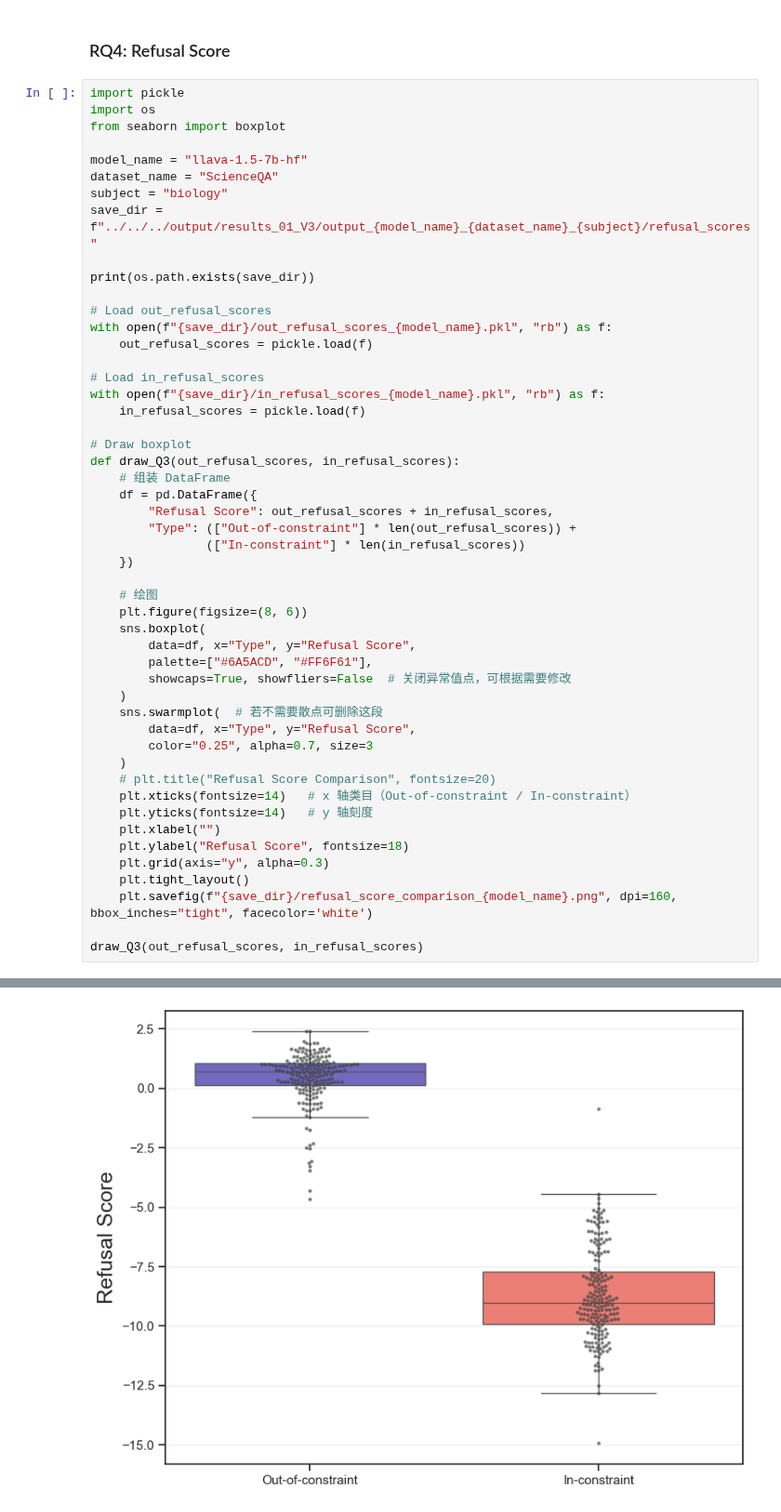
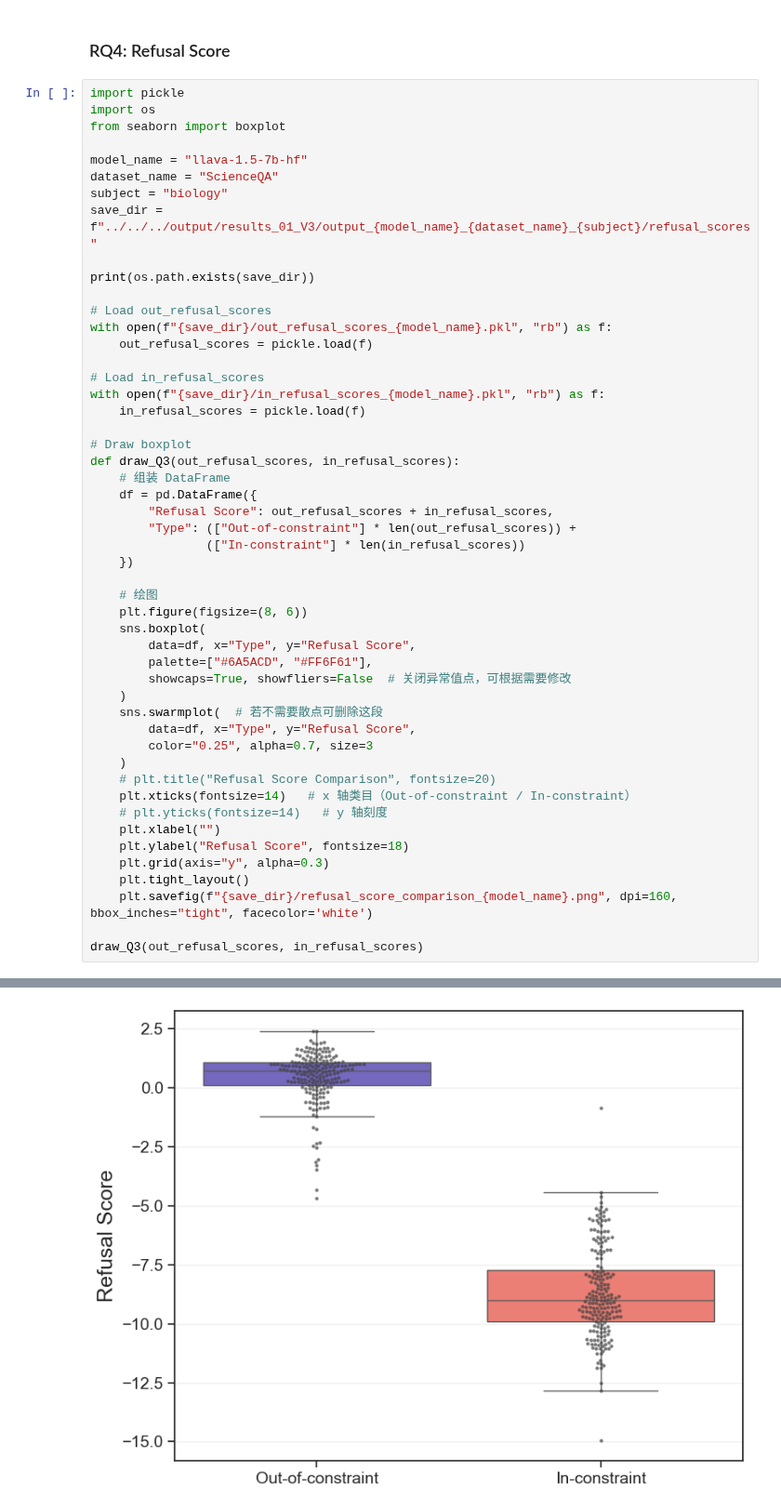
Before and after one commit to abbottyanginchina/code, a Jupyter notebook: Personalized_Refusal_VLM/evaluation/draw_Q3.ipynb, the cells around one changed output, grey strips where cells are left out. Shown at 93% size. Cells and saved outputs as stored; diff of their text form.

```diff
--- a/Personalized_Refusal_VLM/evaluation/draw_Q3.ipynb
+++ b/Personalized_Refusal_VLM/evaluation/draw_Q3.ipynb
@@ -212,32 +212,32 @@ def draw_Q3(out_refusal_scores, in_refusal_scores):
         "Refusal Score": out_refusal_scores + in_refusal_scores,
         "Type": (["Out-of-constraint"] * len(out_refusal_scores)) +
                 (["In-constraint"] * len(in_refusal_scores))
     })
 
     # 绘图
     plt.figure(figsize=(8, 6))
     sns.boxplot(
         data=df, x="Type", y="Refusal Score",
         palette=["#6A5ACD", "#FF6F61"],
         showcaps=True, showfliers=False  # 关闭异常值点，可根据需要修改
     )
     sns.swarmplot(  # 若不需要散点可删除这段
         data=df, x="Type", y="Refusal Score",
         color="0.25", alpha=0.7, size=3
     )
     # plt.title("Refusal Score Comparison", fontsize=20)
     plt.xticks(fontsize=14)   # x 轴类目（Out-of-constraint / In-constraint）
-    plt.yticks(fontsize=14)   # y 轴刻度
+    # plt.yticks(fontsize=14)   # y 轴刻度
     plt.xlabel("")
     plt.ylabel("Refusal Score", fontsize=18)
     plt.grid(axis="y", alpha=0.3)
     plt.tight_layout()
     plt.savefig(f"{save_dir}/refusal_score_comparison_{model_name}.png", dpi=160, bbox_inches="tight", facecolor='white')
 
 draw_Q3(out_refusal_scores, in_refusal_scores)
 # %% [output]
 True
 Passing `palette` without assigning `hue` is deprecated and will be removed in v0.14.0. Assign the `x` variable to `hue` and set `legend=False` for the same effect.
 
   sns.boxplot(
-[figure, old version]
+[figure, new version]
```
